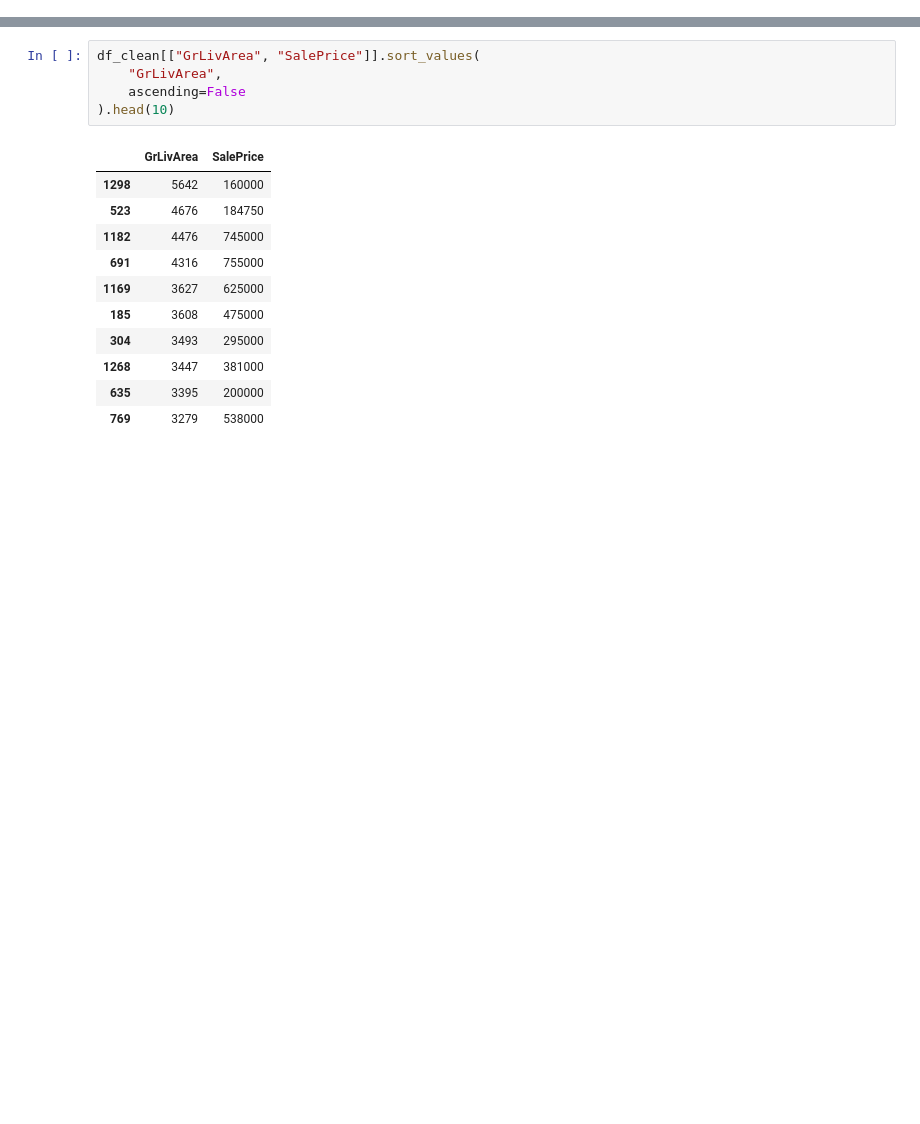
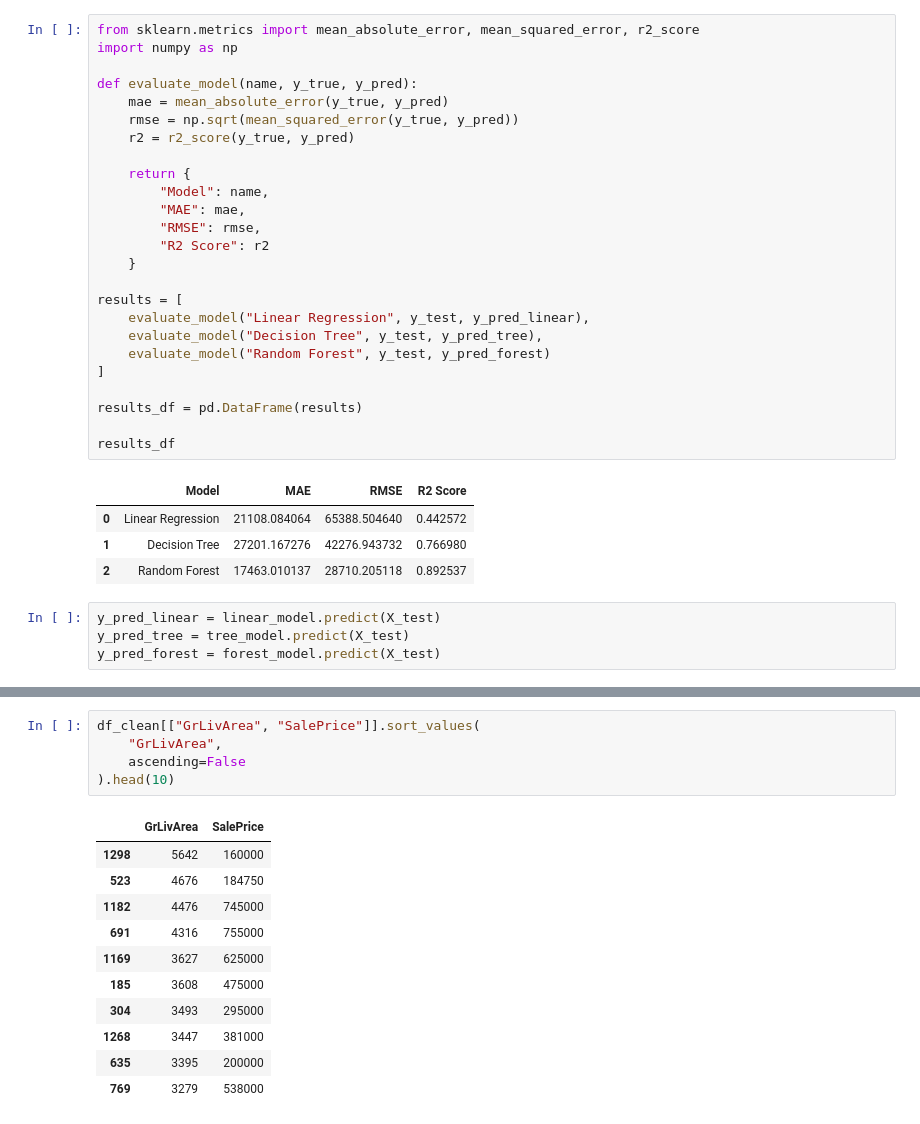
Before and after one commit to akhilshukla57/house-price-prediction-ml, a Jupyter notebook: notebooks/01_data_exploration.ipynb, the cells around one changed output, grey strips where cells are left out. Saved outputs shown, nothing was run; the diff lists cells and outputs as text; blank space fills up the shorter version.

Commit message:
Train and evaluate baseline ML models

```diff
--- a/notebooks/01_data_exploration.ipynb
+++ b/notebooks/01_data_exploration.ipynb
@@ -0,0 +17,34 @@
+# %%
+from sklearn.metrics import mean_absolute_error, mean_squared_error, r2_score
+import numpy as np
+
+def evaluate_model(name, y_true, y_pred):
+    mae = mean_absolute_error(y_true, y_pred)
+    rmse = np.sqrt(mean_squared_error(y_true, y_pred))
+    r2 = r2_score(y_true, y_pred)
+
+    return {
+        "Model": name,
+        "MAE": mae,
+        "RMSE": rmse,
+        "R2 Score": r2
+    }
+
+results = [
+    evaluate_model("Linear Regression", y_test, y_pred_linear),
+    evaluate_model("Decision Tree", y_test, y_pred_tree),
+    evaluate_model("Random Forest", y_test, y_pred_forest)
+]
+
+results_df = pd.DataFrame(results)
+
+results_df
+# %% [output]
+|  | Model | MAE | RMSE | R2 Score |
+| 0 | Linear Regression | 21108.084064 | 65388.504640 | 0.442572 |
+| 1 | Decision Tree | 27201.167276 | 42276.943732 | 0.766980 |
+| 2 | Random Forest | 17463.010137 | 28710.205118 | 0.892537 |
+# %%
+y_pred_linear = linear_model.predict(X_test)
+y_pred_tree = tree_model.predict(X_test)
+y_pred_forest = forest_model.predict(X_test)
```
Also changed, not shown: parts of 13 cells of this notebook.
